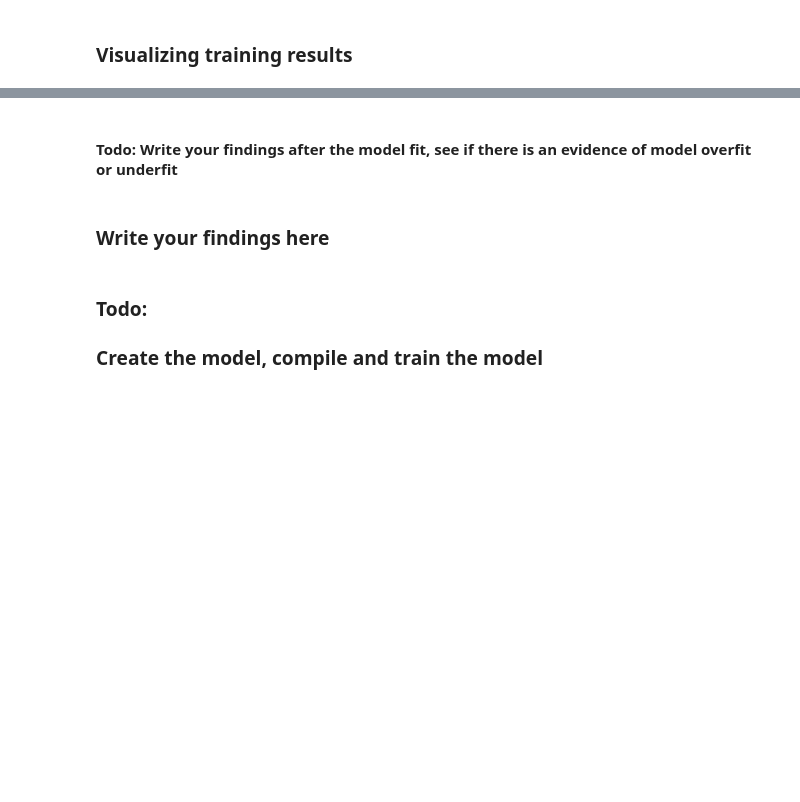
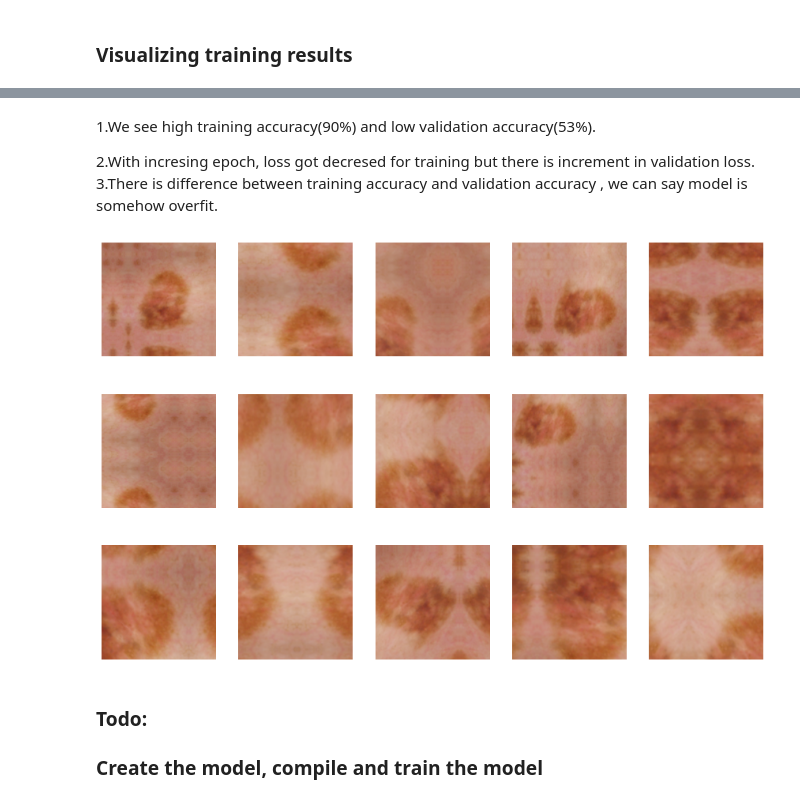
Before and after one commit to harithaareddy123/Machine-learning, a Jupyter notebook: CNN_Skin_Cancer.ipynb, the cells around one changed output, grey strips where cells are left out. Saved outputs shown, nothing was run; the diff lists cells and outputs as text; code cells hidden in the pictures; blank space fills up the shorter version.

```diff
--- a/CNN_Skin_Cancer.ipynb
+++ b/CNN_Skin_Cancer.ipynb
@@ -222,13 +271,40 @@ plt.show()
-# %% [markdown]
-#### Todo: Write your findings after the model fit, see if there is an evidence of model overfit or underfit
-# %% [markdown]
-### Write your findings here
+# %% [markdown]
+
+
+
+
+1.We see high training accuracy(90%) and low validation accuracy(53%).
+
+2.With incresing epoch, loss got decresed for training but there is increment in validation loss.
+3.There is difference between training accuracy and validation accuracy , we can say model is somehow overfit.
 # %%
 # Todo, after you have analysed the model fit history for presence of underfit or overfit, choose an appropriate data augumentation strategy.
 # Your code goes here
+data_augmentation = keras.Sequential(
+  [
+    layers.experimental.preprocessing.RandomFlip("horizontal_and_vertical",
+                                                 input_shape=(img_height,
+                                                              img_width,
+                                                              3)),
+    layers.experimental.preprocessing.RandomRotation(0.3),
+    layers.experimental.preprocessing.RandomZoom(0.4),
+    layers.experimental.preprocessing.RandomContrast(0.2),
+    layers.experimental.preprocessing.RandomTranslation(1,.5,fill_mode="reflect",interpolation="bilinear",seed=None,fill_value=0.0),
+    layers.experimental.preprocessing.RandomCrop(img_height,img_width),
+  ]
+)
 # %%
 # Todo, visualize how your augmentation strategy works for one instance of training image.
 # Your code goes here
+plt.figure(figsize=(15, 10))
+for images, _ in train_ds.take(1):
+  for i in range(15):
+    augmented_images = data_augmentation(images)
+    ax = plt.subplot(3, 5, i + 1)
+    plt.imshow(augmented_images[0].numpy().astype("uint8"))
+    plt.axis("off")
+# %% [output]
+[figure, added]
 # %% [markdown]
 ### Todo:
 ### Create the model, compile and train the model
```
Also changed, not shown: parts of 50 cells of this notebook.
